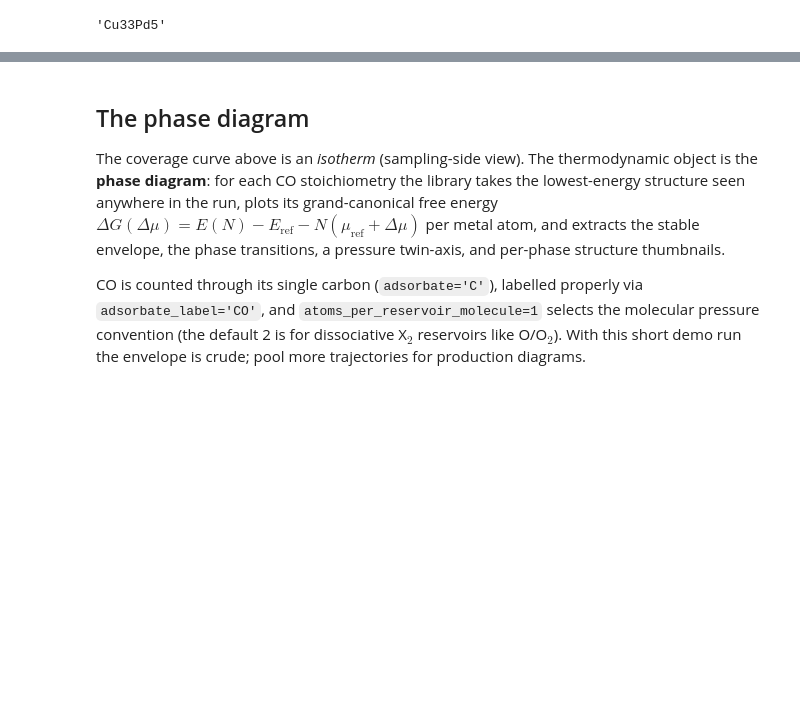
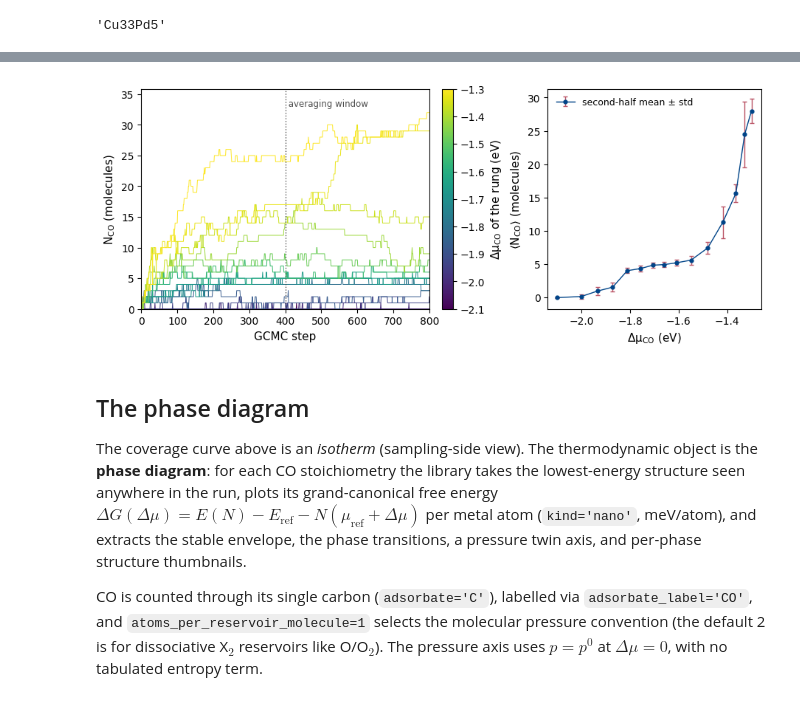
Before and after one commit to farrisric/mcpy, a Jupyter notebook: notebooks/co_on_cupd_replica_exchange.ipynb, the cells around one changed output, grey strips where cells are left out. Drawn from its saved outputs; the diff is of its cells as text; code cells hidden in the pictures; blank space fills up the shorter version.

```diff
--- a/notebooks/co_on_cupd_replica_exchange.ipynb
+++ b/notebooks/co_on_cupd_replica_exchange.ipynb
@@ -145,16 +224,34 @@ plt.show()
+# %%
+# Docs figure: coverage traces and the isotherm. Viridis is colourblind-safe
+# and ordered, and the colour bar replaces a legend that would cover the data.
+cmap = plt.get_cmap('viridis')
+norm = plt.Normalize(delta_mus[0], delta_mus[-1])
+with plt.rc_context({'font.size': 10, 'axes.labelsize': 11, 'mathtext.default': 'regular'}):
+    fig, (a1, a2) = plt.subplots(1, 2, figsize=(9.0, 3.6), constrained_layout=True,
+                                 gridspec_kw={'width_ratios': [1.35, 1]})
+    for d, row in zip(delta_mus, traces):
+        a1.plot(row, c=cmap(norm(d)), lw=0.7)
+    a1.axvline(n // 2, c='0.3', ls=':', lw=1)
+    a1.text(n // 2, traces.max() * 1.02, ' averaging window', va='bottom', fontsize=8.5, color='0.3')
+    a1.set(xlabel='GCMC step', ylabel=r'$N_\mathrm{CO}$ (molecules)', xlim=(0, n - 1),
+           ylim=(0, traces.max() * 1.12))
+    fig.colorbar(plt.cm.ScalarMappable(cmap=cmap, norm=norm), ax=a1, pad=0.01,
+                 label=r'$\Delta\mu_\mathrm{CO}$ of the rung (eV)')
+    a2.errorbar(delta_mus, half.mean(1), yerr=half.std(1), fmt='o-', ms=3.5, lw=1,
+                color='#004488', ecolor='#BB5566', capsize=2,
+                label='second-half mean ± std')
+    a2.set(xlabel=r'$\Delta\mu_\mathrm{CO}$ (eV)', ylabel=r'$\langle N_\mathrm{CO} \rangle$ (molecules)')
+    a2.legend(loc='upper left', frameon=False, fontsize=9)
+    fig.savefig('../docs/_static/fig_co_coverage.png', dpi=250, facecolor='white')
+    plt.show()
+# %% [output]
+[figure, added]
 # %% [markdown]
 ## The phase diagram
 
-The coverage curve above is an *isotherm* (sampling-side view). The thermodynamic
-object is the **phase diagram**: for each CO stoichiometry the library takes the
-lowest-energy structure seen anywhere in the run, plots its grand-canonical free
-energy $\Delta G(\Delta\mu) = E(N) - E_\mathrm{ref} - N(\mu_\mathrm{ref}+\Delta\mu)$
-per metal atom, and extracts the stable envelope, the phase transitions, a
-pressure twin-axis, and per-phase structure thumbnails.
+The coverage curve above is an *isotherm* (sampling-side view).
+The thermodynamic object is the **phase diagram**: for each CO stoichiometry the library takes the lowest-energy structure seen anywhere in the run, plots its grand-canonical free energy $\Delta G(\Delta\mu) = E(N) - E_\mathrm{ref} - N(\mu_\mathrm{ref}+\Delta\mu)$ per metal atom (`kind='nano'`, meV/atom), and extracts the stable envelope, the phase transitions, a pressure twin axis, and per-phase structure thumbnails.
 
-CO is counted through its single carbon (`adsorbate='C'`), labelled properly via
-`adsorbate_label='CO'`, and `atoms_per_reservoir_molecule=1` selects the molecular
-pressure convention (the default 2 is for dissociative X$_2$ reservoirs like
-O/O$_2$). With this short demo run the envelope is crude; pool more trajectories
-for production diagrams.
+CO is counted through its single carbon (`adsorbate='C'`), labelled via `adsorbate_label='CO'`, and `atoms_per_reservoir_molecule=1` selects the molecular pressure convention (the default 2 is for dissociative X$_2$ reservoirs like O/O$_2$).
+The pressure axis uses $p = p^0$ at $\Delta\mu = 0$, with no tabulated entropy term.
 # %%
```
Also changed, not shown: parts of 13 cells of this notebook, 12 other files.
